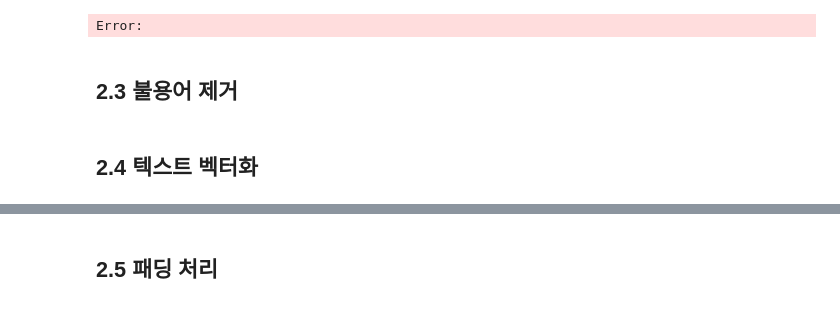
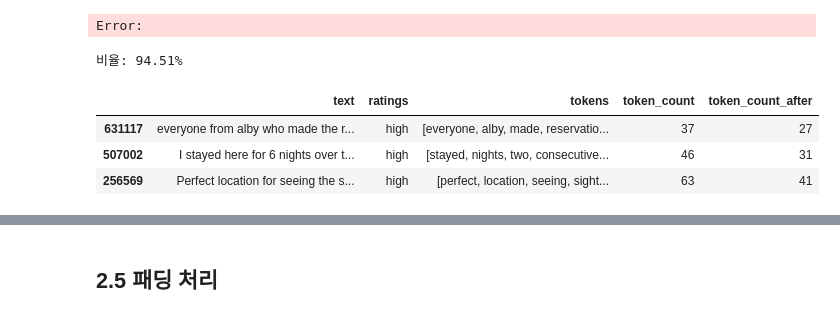
Before and after one commit to songye38/DAStudy, a Jupyter notebook: SONGYE/240204/240204_SONGYE.ipynb, the cells around one changed output, grey strips where cells are left out. Cells and saved outputs as stored; diff of their text form; code cells hidden in the pictures.

```diff
--- a/SONGYE/240204/240204_SONGYE.ipynb
+++ b/SONGYE/240204/240204_SONGYE.ipynb
@@ -159,7 +230,20 @@ selected_words = tfidf_df.columns[tfidf_df.mean() > 0.1]  # 예시: 평균 TF-ID
 refined_df['tokens_tfidf'] = refined_df['tokens'].apply(lambda x: [word for word in x if word in selected_words])
 # %% [output]
 Error:
-# %% [markdown]
-## 2.3 불용어 제거
-# %% [markdown]
-## 2.4 텍스트 벡터화
+# %%
+# 토큰의 개수가 200개 미만인 비율 구하기
+row_count_less_than_200 = len(refined_df[refined_df['token_count_after'] < 200])
+total_rows = len(refined_df)
+ratio_less_than_250_rows = row_count_less_than_200 / total_rows
+
+# 결과 출력
+print(f"비율: {ratio_less_than_250_rows:.2%}")
+# %% [output]
+비율: 94.51%
+# %%
+refined_df.head(3)
+# %% [output]
+|  | text | ratings | tokens | token_count | token_count_after |
+| 631117 | everyone from alby who made the r... | high | [everyone, alby, made, reservatio... | 37 | 27 |
+| 507002 | I stayed here for 6 nights over t... | high | [stayed, nights, two, consecutive... | 46 | 31 |
+| 256569 | Perfect location for seeing the s... | high | [perfect, location, seeing, sight... | 63 | 41 |
```
Also changed, not shown: parts of 22 cells of this notebook, 1 other file.
